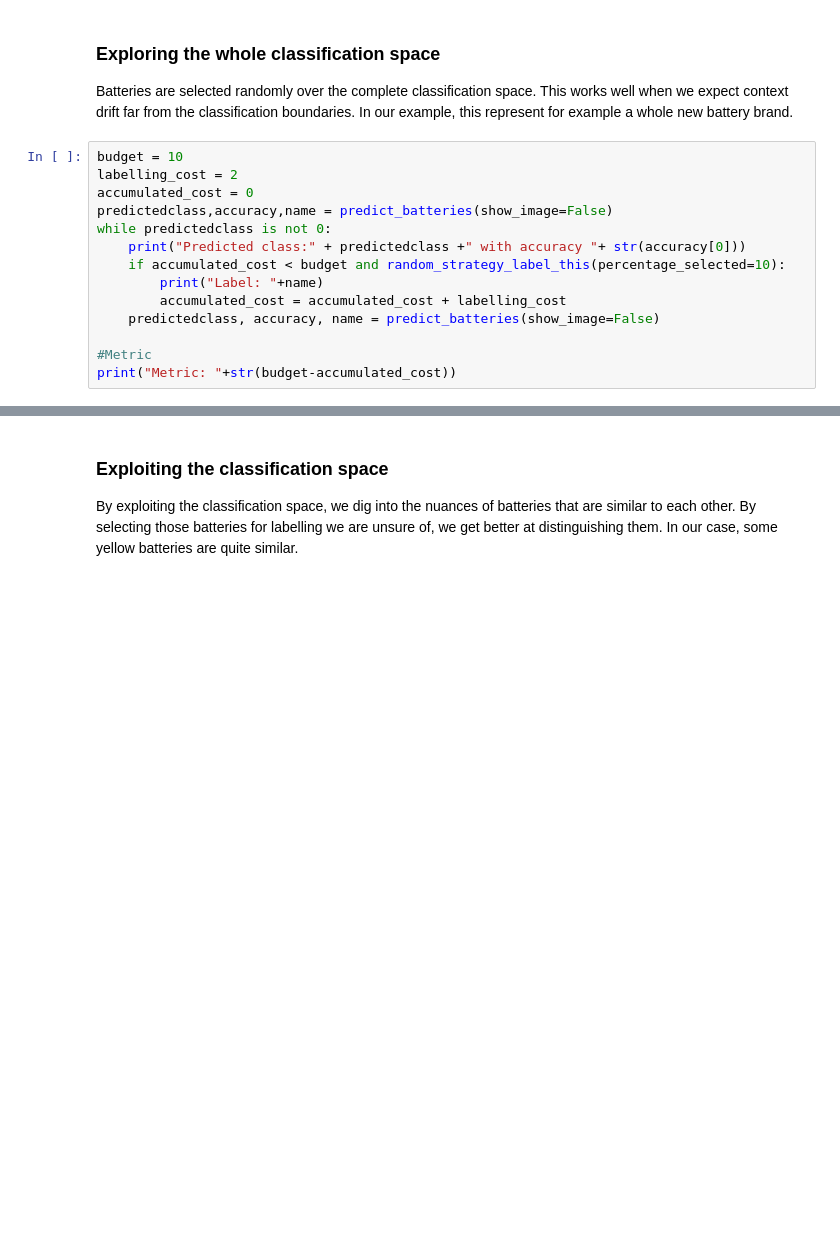
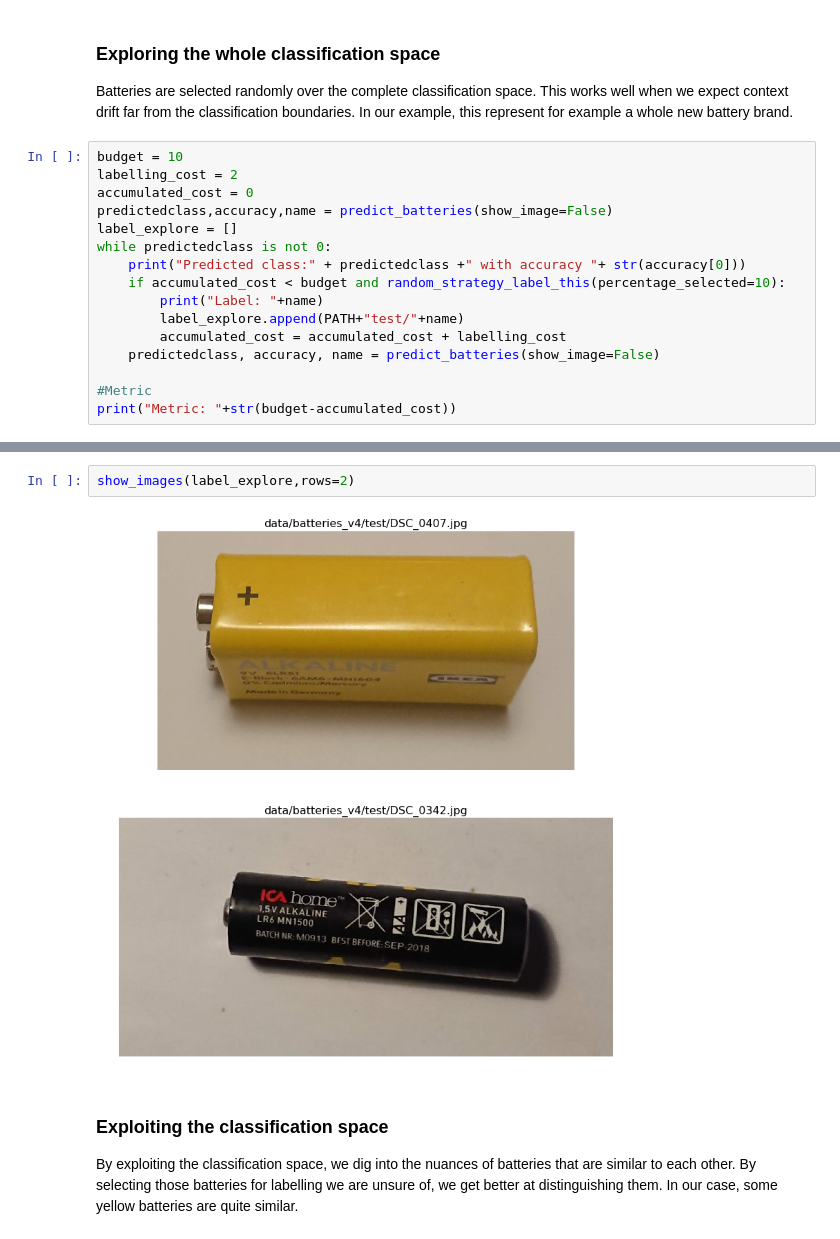
Before and after one commit to k3larra/interactiveML, a Jupyter notebook: activelearning.ipynb, the cells around one changed output, grey strips where cells are left out. Drawn from its saved outputs; the diff is of its cells as text; blank space fills up the shorter version.

```diff
--- a/activelearning.ipynb
+++ b/activelearning.ipynb
@@ -101,10 +122,12 @@ budget = 10
 labelling_cost = 2
 accumulated_cost = 0
 predictedclass,accuracy,name = predict_batteries(show_image=False)
+label_explore = []
 while predictedclass is not 0:
     print("Predicted class:" + predictedclass +" with accuracy "+ str(accuracy[0]))
     if accumulated_cost < budget and random_strategy_label_this(percentage_selected=10):
         print("Label: "+name)
+        label_explore.append(PATH+"test/"+name)
         accumulated_cost = accumulated_cost + labelling_cost
     predictedclass, accuracy, name = predict_batteries(show_image=False)
 
@@ -126,3 +156,7 @@ Metric: 8
+# %%
+show_images(label_explore,rows=2)
+# %% [output]
+[figure, added]
 # %% [markdown]
 ### Exploiting the classification space
 By exploiting the classification space, we dig into the nuances of batteries that are similar to each other. By selecting those batteries for labelling we are unsure of, we get better at distinguishing them. In our case, some yellow batteries are quite similar.
```
Also changed, not shown: parts of 6 cells of this notebook, 21 other files.
